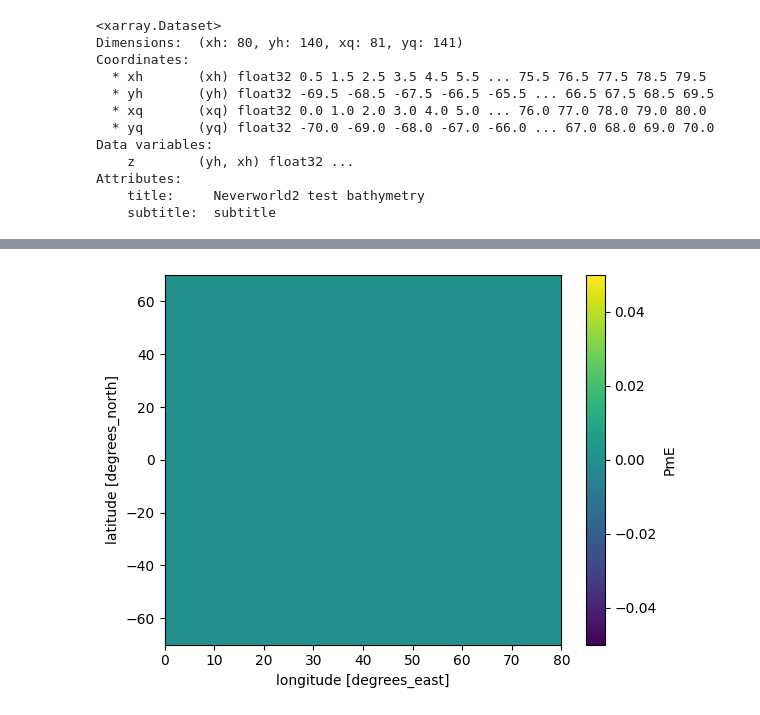
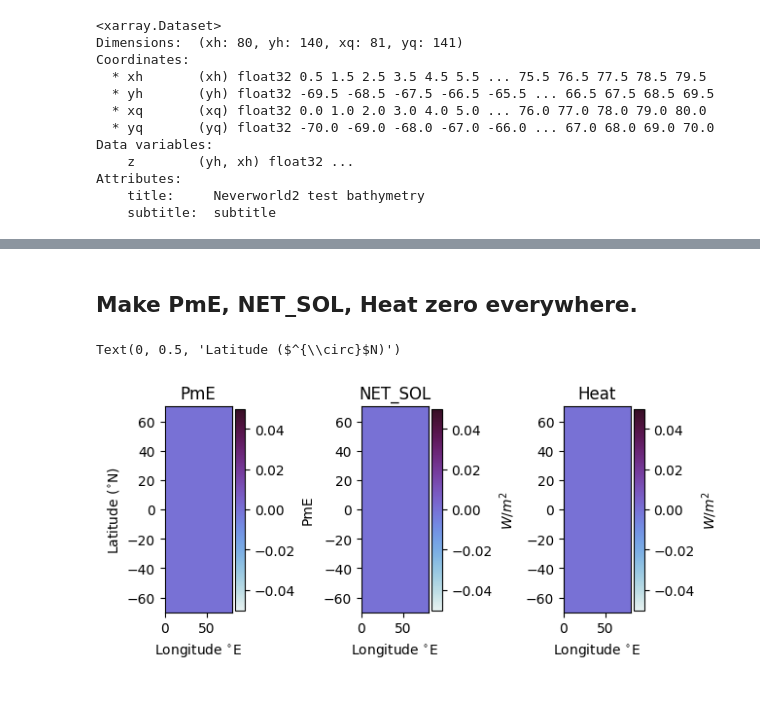
Before and after one commit to kailauyeda/single_basin_amoc_tropics, a Jupyter notebook: 6-21_build_INPUT/SAL_Heat_PmE_NET_SOL_build.ipynb, the cells around one changed output, grey strips where cells are left out. Saved outputs shown, nothing was run; the diff lists cells and outputs as text; code cells hidden in the pictures.

```diff
--- a/6-21_build_INPUT/SAL_Heat_PmE_NET_SOL_build.ipynb
+++ b/6-21_build_INPUT/SAL_Heat_PmE_NET_SOL_build.ipynb
@@ -22,11 +51,13 @@ SST.SST.plot()
 # %%
 string = ["SAL","Heat","PmE","NET_SOL"]
 
+# copy the SST file and rename the variables appropriately
 for i in range(0,4):
     renamed_var = SST.rename({"SST":string[i]})
-    renamed_var.to_netcdf('/home/jupyter-kuyeda/t_m_p_wind/INPUT/11-27_'+string[i]+'_not_real.nc')
+    renamed_var.to_netcdf('/vortex1/jupyter-kuyeda/files_to_delete/6-17_demo_'+string[i]+'_not_real.nc')
 # %%
-topo=xr.open_dataset('/h/kuyeda/vortex_topo_file_test1.nc')
+# open topography to mask basin
+topo=xr.open_dataset(file_path+'topo_file_test1.nc')
 topo
 # %% [output]
 <xarray.Dataset>
@@ -75,7 +111,40 @@ open_nan.SAL.plot()
+# %% [markdown]
+## <font color='7bb8c0'> Make PmE, NET_SOL, Heat zero everywhere. </font>
 # %%
-open_zero = xr.open_dataset(file_path + '11-27_zero_PmE.nc')
+open_zero = xr.open_dataset(file_path + '6-17_zero_PmE.nc')
 recalc = (open_zero.PmE-open_zero.PmE) / 10**4
-recalc.plot()
-recalc.to_netcdf(file_path + '11-29_PmE_all_zeros.nc')
+recalc.to_netcdf(file_path + '6-17_PmE_all_zeros.nc')
+
+
+open_zero_NET_SOL = xr.open_dataset(file_path + '6-17_zero_NET_SOL.nc')
+recalc_NET_SOL = (open_zero_NET_SOL.NET_SOL - open_zero_NET_SOL.NET_SOL)
+recalc_NET_SOL.to_dataset(name='NET_SOL').to_netcdf(file_path + '7-17_NET_SOL_all_zeros3.nc')
+
+open_zero_Heat = xr.open_dataset(file_path + '6-17_zero_Heat.nc')
+recalc_Heat = (open_zero_Heat.Heat - open_zero_Heat.Heat)
+recalc_Heat.to_dataset(name='Heat').to_netcdf(file_path + '7-17_Heat_all_zeros3.nc')
-# %% [output]
-[figure, removed]
+# %%
+all_zeros_PmE = xr.open_dataset(file_path + '6-17_zero_PmE.nc')
+all_zeros_NET_SOL = xr.open_dataset(file_path + '7-17_NET_SOL_all_zeros3.nc')
+all_zeros_Heat = xr.open_dataset(file_path + '7-17_Heat_all_zeros3.nc')
+# %%
+fig,ax = plt.subplots(nrows=1,ncols=3,constrained_layout=True)
+
+recalc.plot(cmap=cmocean.cm.dense,ax=ax[0],cbar_kwargs={'label':'PmE'})
+ax[0].set_title('PmE')
+
+all_zeros_NET_SOL.NET_SOL.plot(cmap=cmocean.cm.dense,ax=ax[1],cbar_kwargs={'label':'$W/m^2$'})
+ax[1].set_title('NET_SOL')
+
+all_zeros_Heat.Heat.plot(cmap=cmocean.cm.dense,ax=ax[2],cbar_kwargs={'label':'$W/m^2$'})
+ax[2].set_title('Heat')
+
+for i in range(0,3):
+    ax[i].set_ylabel('')
+    ax[i].set_xlabel('Longitude $^{\circ}$E')
+    ax[i].set_aspect(140/80)
+
+ax[0].set_ylabel('Latitude ($^{\circ}$N)')
+# %% [output]
+Text(0, 0.5, 'Latitude ($^{\\circ}$N)')
+[figure, added]
```
Also changed, not shown: parts of 10 cells of this notebook, 1 other file.
